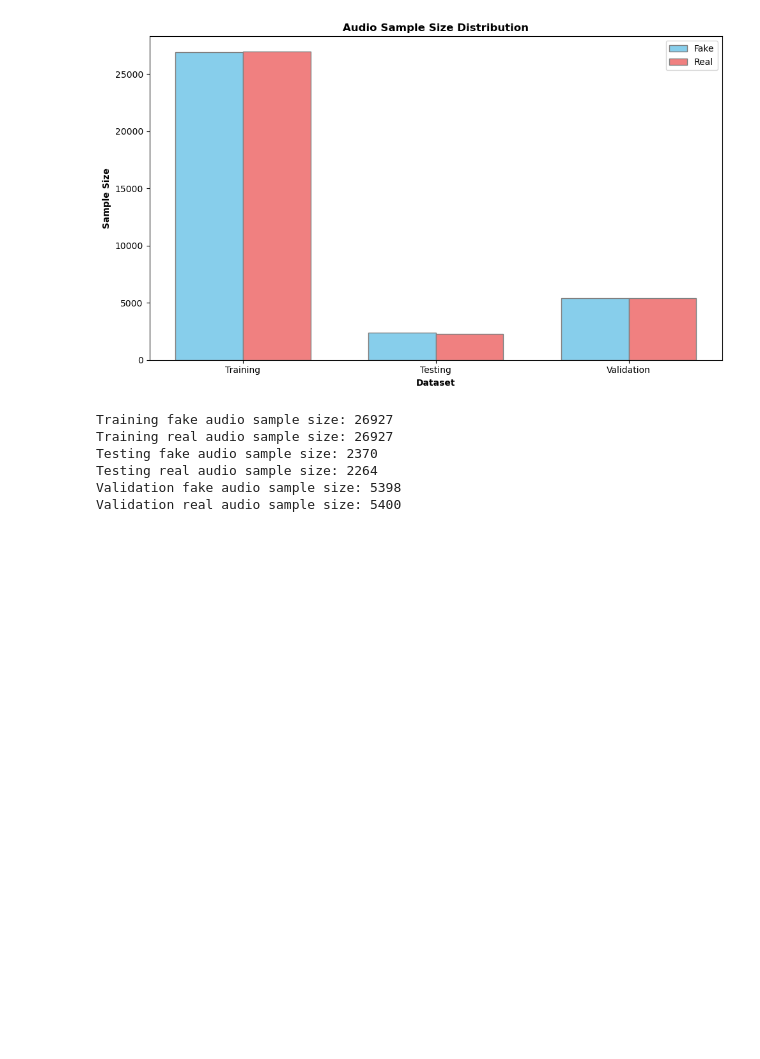
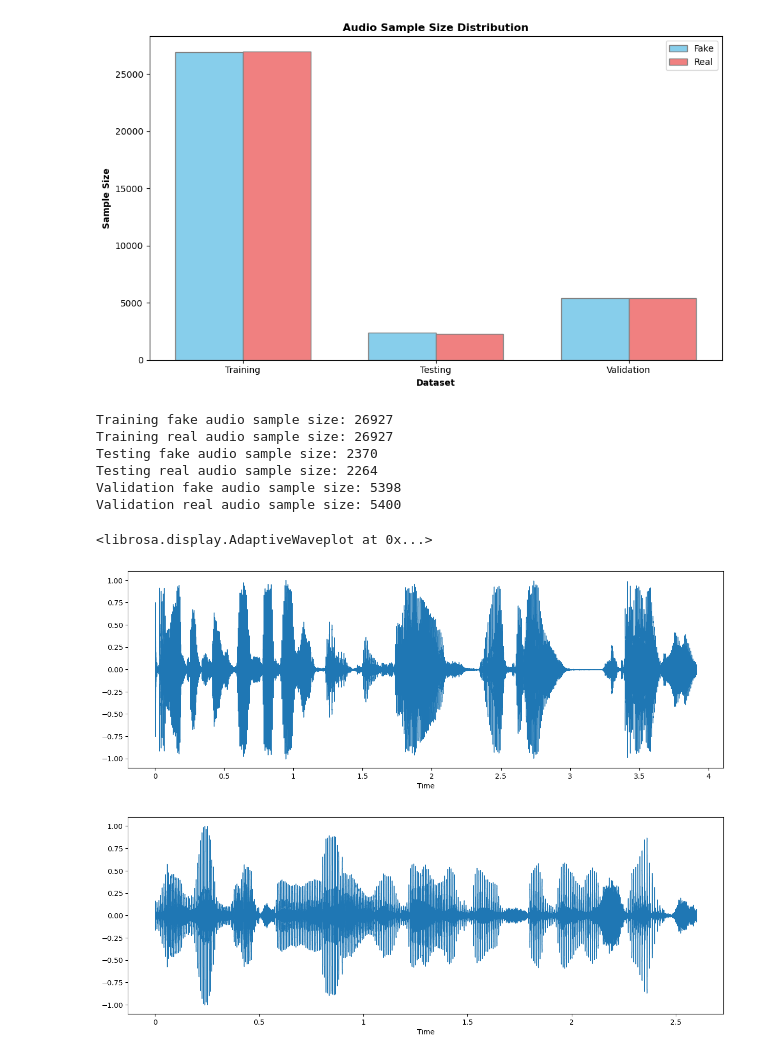
Before and after one commit to Pooh555/AI_vs_human_generated_content_models, a Jupyter notebook: src/audio/EDA.ipynb, the cells around one changed output. Saved outputs shown, nothing was run; the diff lists cells and outputs as text; code cells hidden in the pictures; blank space fills up the shorter version.

```diff
--- a/src/audio/EDA.ipynb
+++ b/src/audio/EDA.ipynb
@@ -69,15 +70,15 @@ validation_real_audio = [os.path.join(val_dir_real, file) for file in os.listdir
 test_fake_audio = [os.path.join(test_dir_fake, file) for file in os.listdir(test_dir_fake) if file.endswith('.wav')]
 test_real_audio = [os.path.join(test_dir_real, file) for file in os.listdir(test_dir_real) if file.endswith('.wav')]
 # %%
-# Display a random real sample audio
-random_audio_file = train_real_audio[random.randint(0, 333)]
-ipd.Audio(random_audio_file)
+# Display a random real training sample audio
+random_real_training_audio_file = train_real_audio[random.randint(0, 333)]
+ipd.Audio(random_real_training_audio_file)
 # %% [output]
 [interactive output not drawn]
 # %%
-# Display a random fake sample audio
-random_audio_file = train_fake_audio[random.randint(0, 333)]
-ipd.Audio(random_audio_file)
+# Display a random fake training sample audio
+random_fake_training_audio_file = train_fake_audio[random.randint(0, 333)]
+ipd.Audio(random_fake_training_audio_file)
 # %% [output]
 [interactive output not drawn]
 # %% [markdown]
@@ -128,3 +129,21 @@ Testing fake audio sample size: 2370
 Testing real audio sample size: 2264
 Validation fake audio sample size: 5398
 Validation real audio sample size: 5400
+# %%
+# Visualize waveform of 2 random trainimg sample audio
+
+# sr (sample rate) refers to the frequency of "snapshots" of the audio used for digital representation
+
+# The random real trainimg sample audio
+audio_data, sample_rate = librosa.load(random_real_training_audio_file)
+plt.figure(figsize=(15, 5))
+librosa.display.waveshow(audio_data, sr=sample_rate)
+
+# The random fake trainimg sample audio
+audio_data, sample_rate = librosa.load(random_fake_training_audio_file)
+plt.figure(figsize=(15, 5))
+librosa.display.waveshow(audio_data, sr=sample_rate)
+# %% [output]
+<librosa.display.AdaptiveWaveplot at 0x...>
+[figure, added]
+[figure, added]
```
Also changed, not shown: parts of 4 cells of this notebook.
